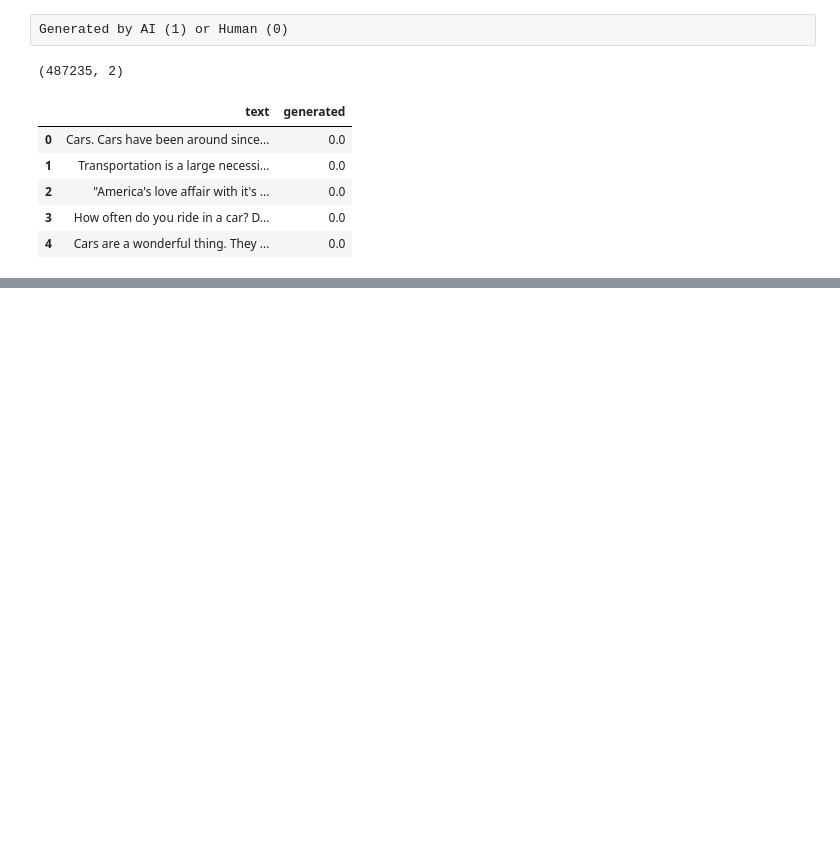
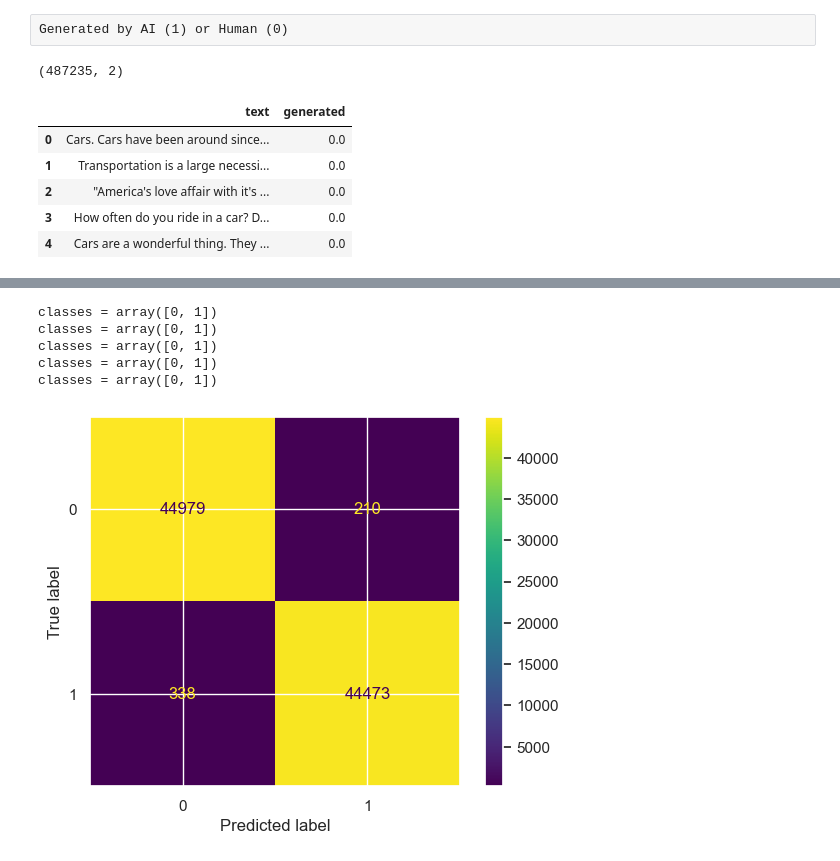
Before and after one commit to Jagunmolu/human-vs-ai-text-classification, a Jupyter notebook: human_vs_ai_text_classification.ipynb, the cells around one changed output, grey strips where cells are left out. Saved outputs shown, nothing was run; the diff lists cells and outputs as text; code cells hidden in the pictures; blank space fills up the shorter version.

Commit message:
set up the models logic

```diff
--- a/human_vs_ai_text_classification.ipynb
+++ b/human_vs_ai_text_classification.ipynb
@@ -36,0 +49,17 @@ Name: proportion, dtype: float64
+# %%
+def select_random_data(data, size):
+    length = data.shape[0]
+    selections = np.random.choice(np.arange(length), size=size, replace=False)
+    df = data.iloc[selections]
+    df["generated"] = df["generated"].astype(int)
+    return df
+# %%
+# df.iloc[np.random.choice(np.arange(1000), size=50, replace=False)]
+trimmed_data1 = select_random_data(data[df["generated"] == 0], 150_000)
+trimmed_data2 = select_random_data(data[df["generated"] == 1], 150_000)
+trimmed_data = pd.concat([trimmed_data1, trimmed_data2], axis=0).reset_index(drop=True)
+shuffled_index = np.random.choice(np.arange(trimmed_data.shape[0]), trimmed_data.shape[0], replace=False)
+# print(shuffled_index)
+trimmed_data = trimmed_data.iloc[shuffled_index].reset_index(drop=True)
+print(trimmed_data.shape)
+trimmed_data
@@ -36,0 +112,4 @@ Name: proportion, dtype: float64
+# %%
+X = trimmed_data.iloc[:, 0]
+y = trimmed_data["generated"]
+X_train, X_test, y_train, y_test = train_test_split(X, y, test_size=.3)
@@ -36,0 +211,11 @@ Name: proportion, dtype: float64
+# %%
+m = Models("xgboost", X_train, y_train, X_test, y_test)
+# %%
+m.final_result()
+# %% [output]
+classes = array([0, 1])
+classes = array([0, 1])
+classes = array([0, 1])
+classes = array([0, 1])
+classes = array([0, 1])
+[figure, added]
```
Also changed, not shown: parts of 12 cells of this notebook, 2 other files.
